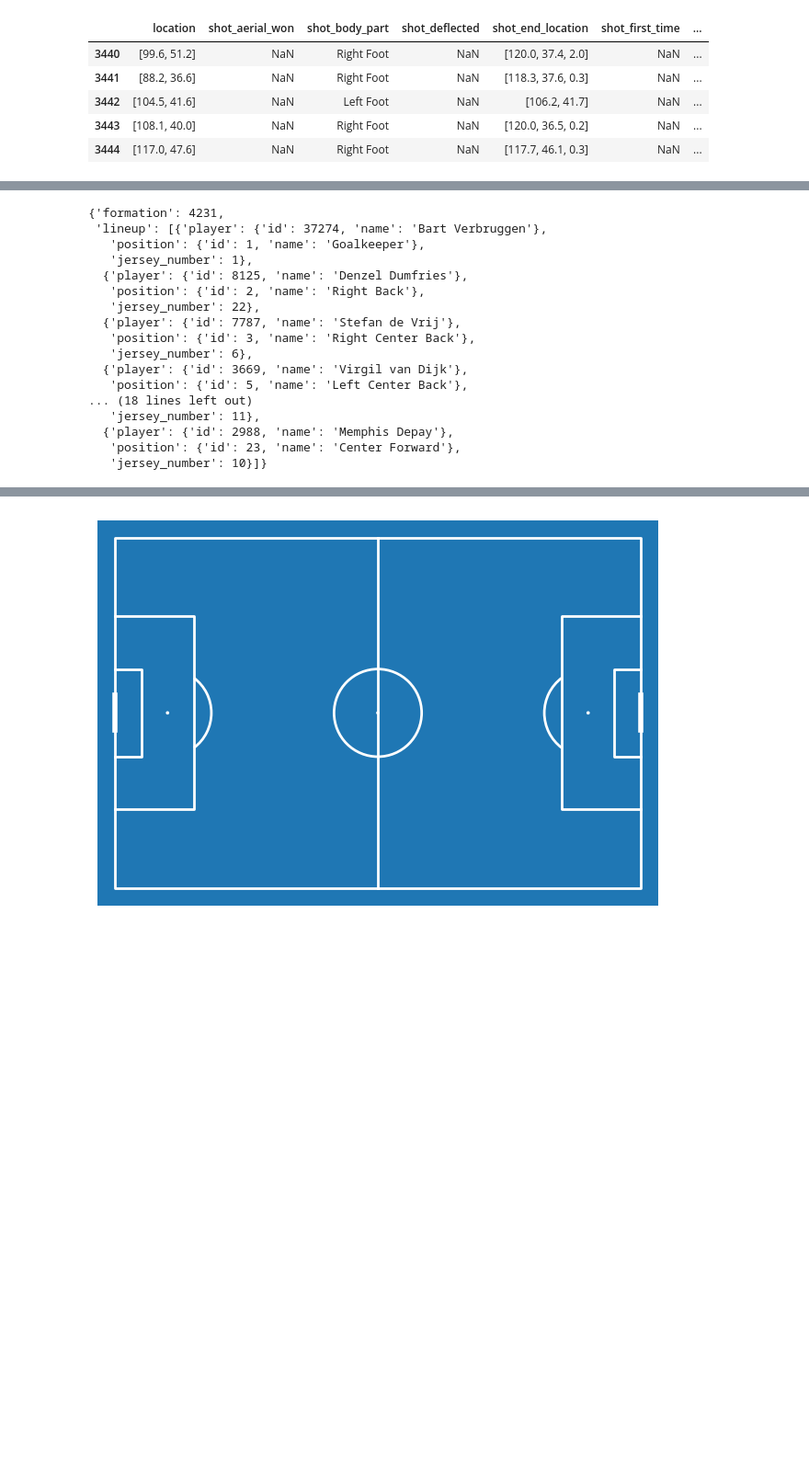
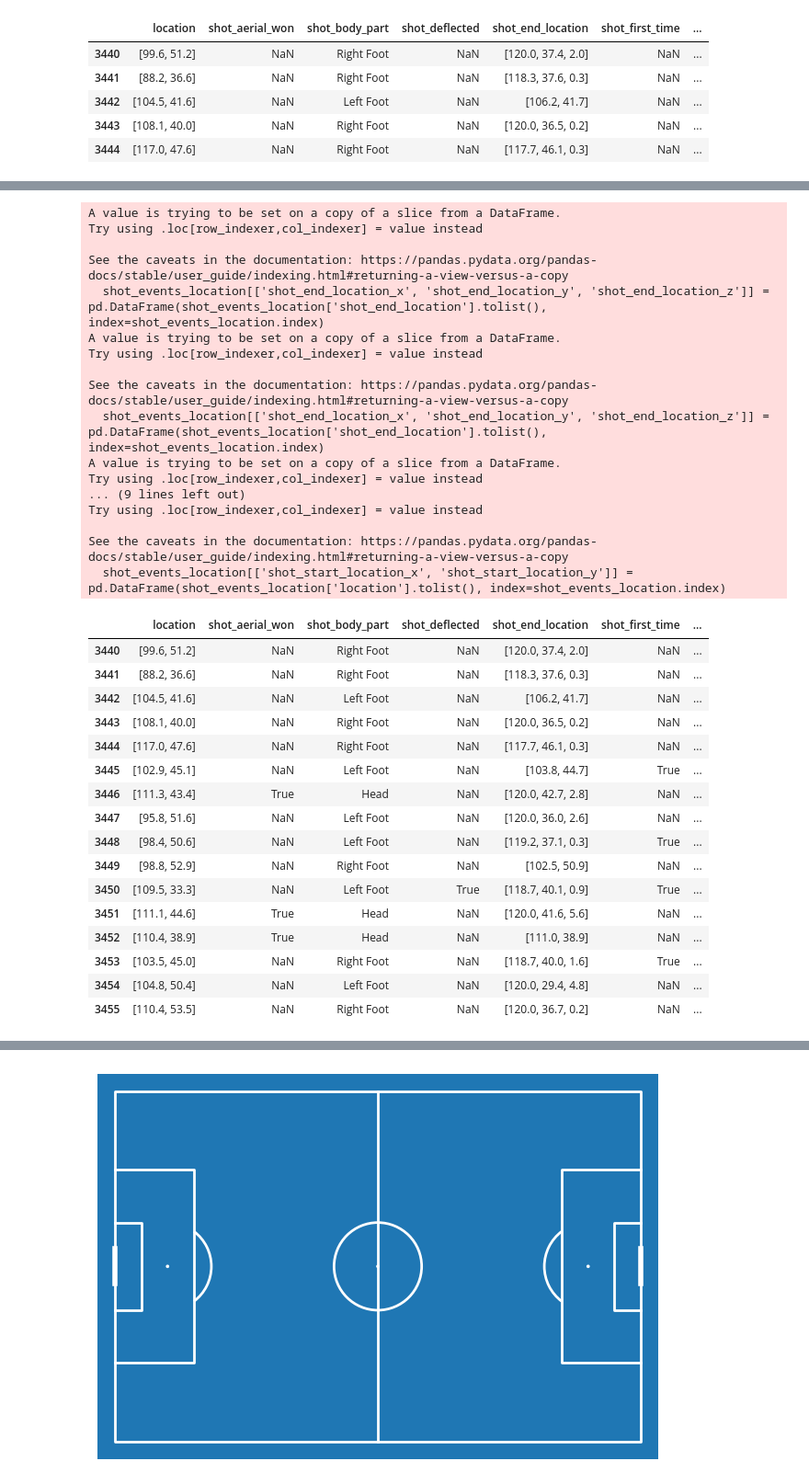
Before and after one commit to 2nzi/Football-Soccer-DataViz, a Jupyter notebook: stat_bomb.ipynb, the cells around one changed output, grey strips where cells are left out. Shown at 92% size. Cells and saved outputs as stored; diff of their text form; code cells hidden in the pictures; blank space fills up the shorter version.

```diff
--- a/stat_bomb.ipynb
+++ b/stat_bomb.ipynb
@@ -194,20 +244,41 @@ player_positions
-# %%
-events['tactics'].iloc[0]
-# %% [output]
-{'formation': 4231,
- 'lineup': [{'player': {'id': 37274, 'name': 'Bart Verbruggen'},
-   'position': {'id': 1, 'name': 'Goalkeeper'},
-   'jersey_number': 1},
-  {'player': {'id': 8125, 'name': 'Denzel Dumfries'},
-   'position': {'id': 2, 'name': 'Right Back'},
-   'jersey_number': 22},
-  {'player': {'id': 7787, 'name': 'Stefan de Vrij'},
-   'position': {'id': 3, 'name': 'Right Center Back'},
-   'jersey_number': 6},
-  {'player': {'id': 3669, 'name': 'Virgil van Dijk'},
-   'position': {'id': 5, 'name': 'Left Center Back'},
-... (18 lines left out)
-   'jersey_number': 11},
-  {'player': {'id': 2988, 'name': 'Memphis Depay'},
-   'position': {'id': 23, 'name': 'Center Forward'},
-   'jersey_number': 10}]}
+# %%
+import pandas as pd
+shot_events_location = shot_events[shot_events['shot_end_location'].notna()]
+shot_events_location[['shot_end_location_x', 'shot_end_location_y', 'shot_end_location_z']] = pd.DataFrame(shot_events_location['shot_end_location'].tolist(), index=shot_events_location.index)
+shot_events_location[['shot_start_location_x', 'shot_start_location_y']] = pd.DataFrame(shot_events_location['location'].tolist(), index=shot_events_location.index)
+shot_events_location
+# %% [output]
+A value is trying to be set on a copy of a slice from a DataFrame.
+Try using .loc[row_indexer,col_indexer] = value instead
+
+See the caveats in the documentation: https://pandas.pydata.org/pandas-docs/stable/user_guide/indexing.html#returning-a-view-versus-a-copy
+  shot_events_location[['shot_end_location_x', 'shot_end_location_y', 'shot_end_location_z']] = pd.DataFrame(shot_events_location['shot_end_location'].tolist(), index=shot_events_location.index)
+A value is trying to be set on a copy of a slice from a DataFrame.
+Try using .loc[row_indexer,col_indexer] = value instead
+
+See the caveats in the documentation: https://pandas.pydata.org/pandas-docs/stable/user_guide/indexing.html#returning-a-view-versus-a-copy
+  shot_events_location[['shot_end_location_x', 'shot_end_location_y', 'shot_end_location_z']] = pd.DataFrame(shot_events_location['shot_end_location'].tolist(), index=shot_events_location.index)
+A value is trying to be set on a copy of a slice from a DataFrame.
+Try using .loc[row_indexer,col_indexer] = value instead
+... (9 lines left out)
+Try using .loc[row_indexer,col_indexer] = value instead
+
+See the caveats in the documentation: https://pandas.pydata.org/pandas-docs/stable/user_guide/indexing.html#returning-a-view-versus-a-copy
+  shot_events_location[['shot_start_location_x', 'shot_start_location_y']] = pd.DataFrame(shot_events_location['location'].tolist(), index=shot_events_location.index)
+|  | location | shot_aerial_won | shot_body_part | shot_deflected | shot_end_location | shot_first_time | ... |
+| 3440 | [99.6, 51.2] | NaN | Right Foot | NaN | [120.0, 37.4, 2.0] | NaN | ... |
+| 3441 | [88.2, 36.6] | NaN | Right Foot | NaN | [118.3, 37.6, 0.3] | NaN | ... |
+| 3442 | [104.5, 41.6] | NaN | Left Foot | NaN | [106.2, 41.7] | NaN | ... |
+| 3443 | [108.1, 40.0] | NaN | Right Foot | NaN | [120.0, 36.5, 0.2] | NaN | ... |
+| 3444 | [117.0, 47.6] | NaN | Right Foot | NaN | [117.7, 46.1, 0.3] | NaN | ... |
+| 3445 | [102.9, 45.1] | NaN | Left Foot | NaN | [103.8, 44.7] | True | ... |
+| 3446 | [111.3, 43.4] | True | Head | NaN | [120.0, 42.7, 2.8] | NaN | ... |
+| 3447 | [95.8, 51.6] | NaN | Left Foot | NaN | [120.0, 36.0, 2.6] | NaN | ... |
+| 3448 | [98.4, 50.6] | NaN | Left Foot | NaN | [119.2, 37.1, 0.3] | True | ... |
+| 3449 | [98.8, 52.9] | NaN | Right Foot | NaN | [102.5, 50.9] | NaN | ... |
+| 3450 | [109.5, 33.3] | NaN | Left Foot | True | [118.7, 40.1, 0.9] | True | ... |
+| 3451 | [111.1, 44.6] | True | Head | NaN | [120.0, 41.6, 5.6] | NaN | ... |
+| 3452 | [110.4, 38.9] | True | Head | NaN | [111.0, 38.9] | NaN | ... |
+| 3453 | [103.5, 45.0] | NaN | Right Foot | NaN | [118.7, 40.0, 1.6] | True | ... |
+| 3454 | [104.8, 50.4] | NaN | Left Foot | NaN | [120.0, 29.4, 4.8] | NaN | ... |
+| 3455 | [110.4, 53.5] | NaN | Right Foot | NaN | [120.0, 36.7, 0.2] | NaN | ... |
```
Also changed, not shown: parts of 23 cells of this notebook, 3 other files.
